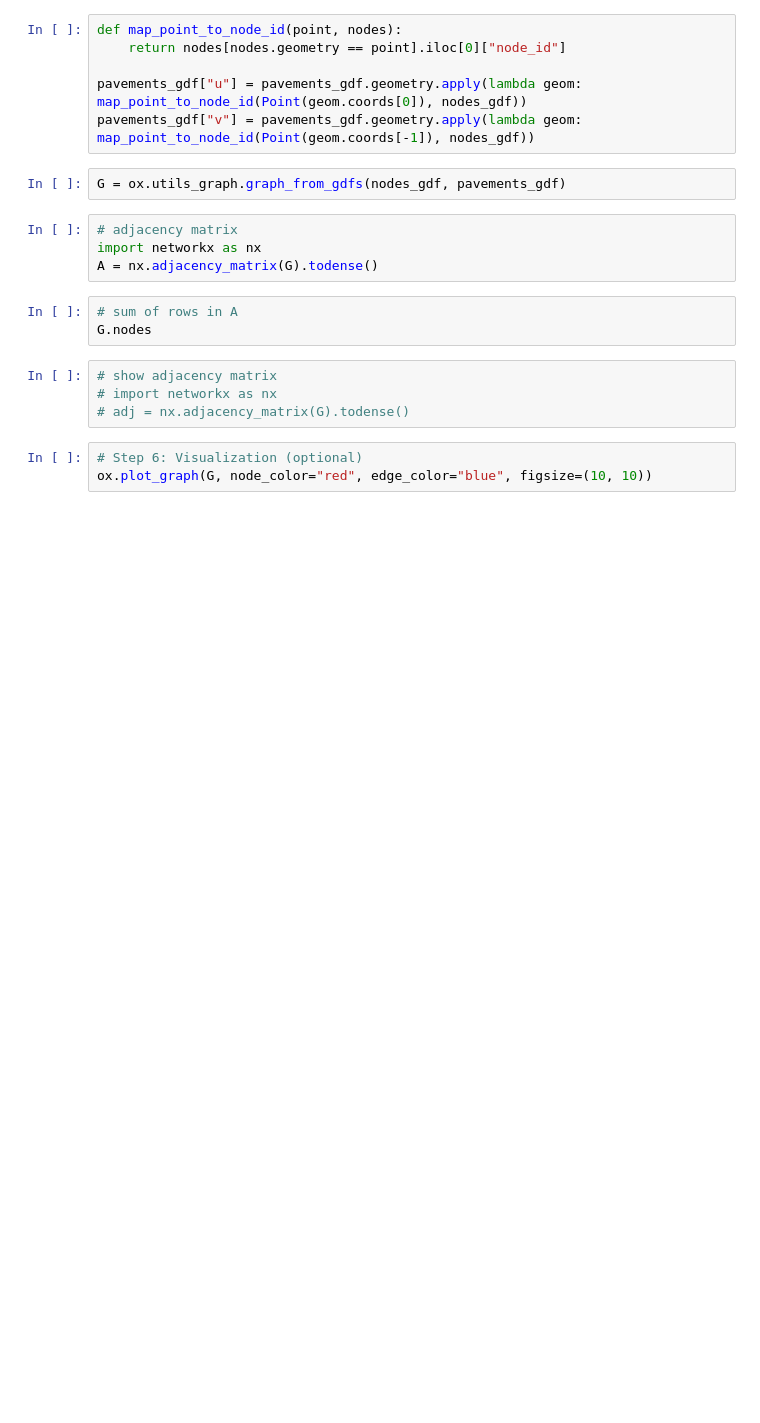
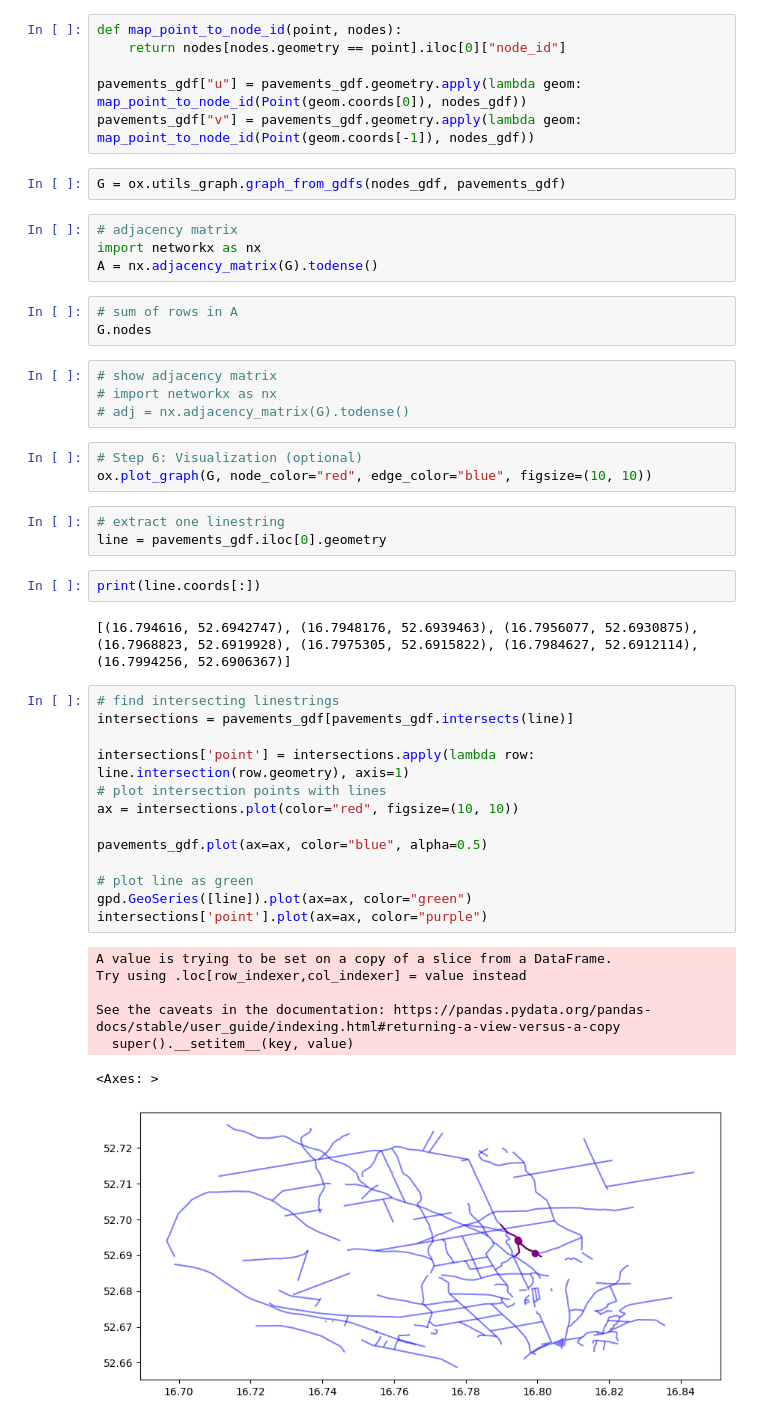
Before and after one commit to Mian-Bruel/planet-on-2024, a Jupyter notebook: src/get_pavements.ipynb, the cells around one changed output. Drawn from its saved outputs; the diff is of its cells as text; blank space fills up the shorter version.

```diff
--- a/src/get_pavements.ipynb
+++ b/src/get_pavements.ipynb
@@ -119,3 +118,31 @@ G.nodes
 # %%
 # Step 6: Visualization (optional)
 ox.plot_graph(G, node_color="red", edge_color="blue", figsize=(10, 10))
+# %%
+# extract one linestring
+line = pavements_gdf.iloc[0].geometry
+# %%
+print(line.coords[:])
+# %% [output]
+[(16.794616, 52.6942747), (16.7948176, 52.6939463), (16.7956077, 52.6930875), (16.7968823, 52.6919928), (16.7975305, 52.6915822), (16.7984627, 52.6912114), (16.7994256, 52.6906367)]
+# %%
+# find intersecting linestrings
+intersections = pavements_gdf[pavements_gdf.intersects(line)]
+
+intersections['point'] = intersections.apply(lambda row: line.intersection(row.geometry), axis=1)
+# plot intersection points with lines
+ax = intersections.plot(color="red", figsize=(10, 10))
+
+pavements_gdf.plot(ax=ax, color="blue", alpha=0.5)
+
+# plot line as green
+gpd.GeoSeries([line]).plot(ax=ax, color="green")
+intersections['point'].plot(ax=ax, color="purple")
+# %% [output]
+A value is trying to be set on a copy of a slice from a DataFrame.
+Try using .loc[row_indexer,col_indexer] = value instead
+
+See the caveats in the documentation: https://pandas.pydata.org/pandas-docs/stable/user_guide/indexing.html#returning-a-view-versus-a-copy
+  super().__setitem__(key, value)
+<Axes: >
+[figure, added]
```
Also changed, not shown: parts of 6 cells of this notebook, 1 other file.
